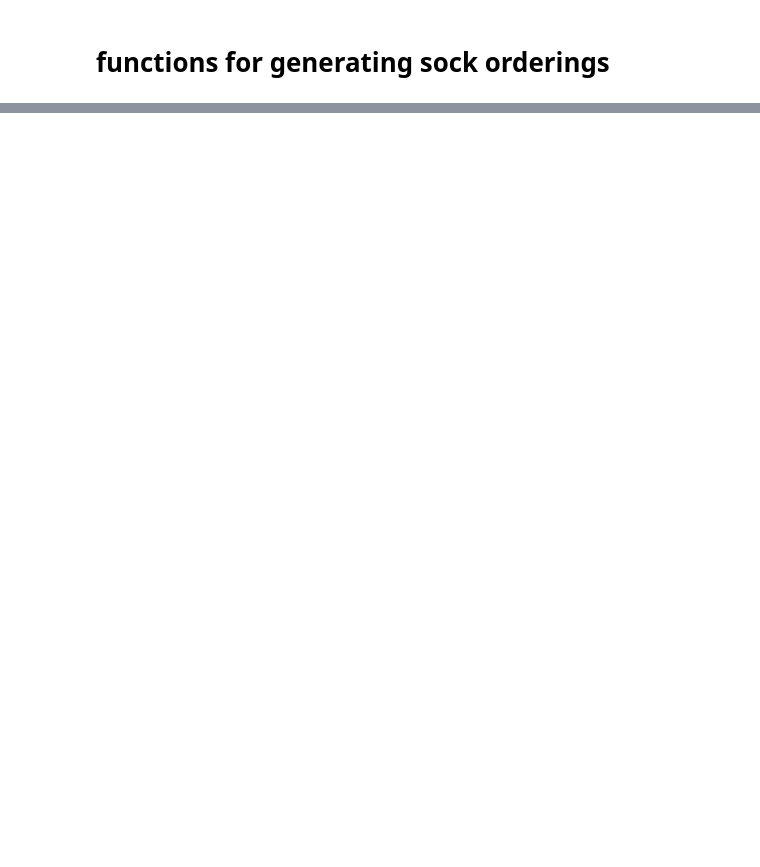
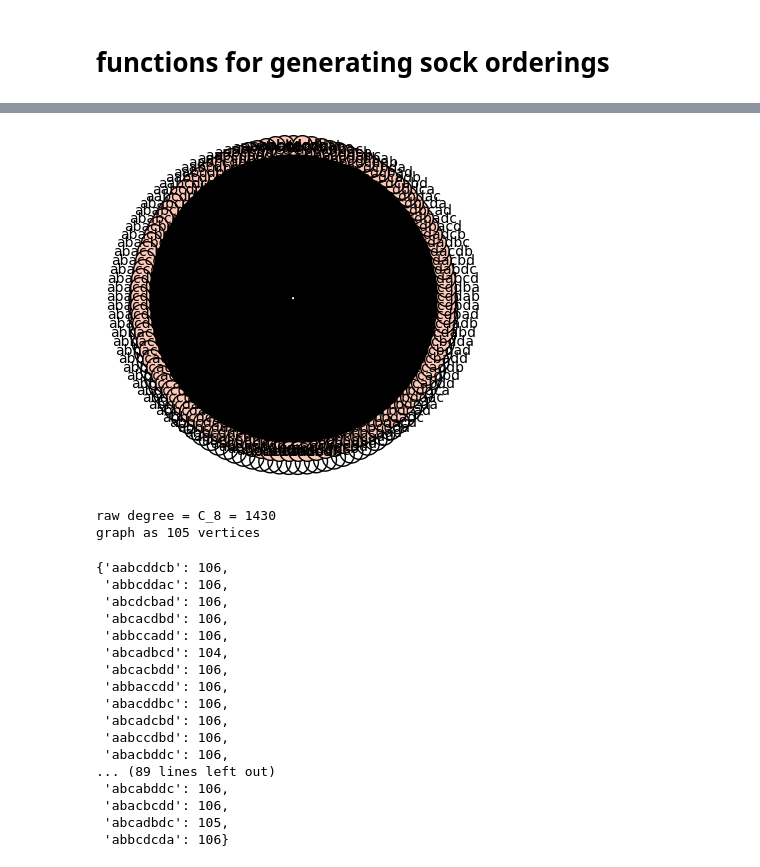
Before and after one commit to janabel/foot_sorting, a Jupyter notebook: uniform_sorting.ipynb, the cells around one changed output, grey strips where cells are left out. Saved outputs shown, nothing was run; the diff lists cells and outputs as text; code cells hidden in the pictures; blank space fills up the shorter version.

```diff
--- a/uniform_sorting.ipynb
+++ b/uniform_sorting.ipynb
@@ -369,0 +526,25 @@ foot(['a','b','c'])
+# %%
+sort_graph = get_sort_graph(2,4)
+print(f'graph as {sort_graph.order()} vertices')
+get_degrees(sort_graph)
+# %% [output]
+[figure, added]
+raw degree = C_8 = 1430
+graph as 105 vertices
+{'aabcddcb': 106,
+ 'abbcddac': 106,
+ 'abcdcbad': 106,
+ 'abcacdbd': 106,
+ 'abbccadd': 106,
+ 'abcadbcd': 104,
+ 'abcacbdd': 106,
+ 'abbaccdd': 106,
+ 'abacddbc': 106,
+ 'abcadcbd': 106,
+ 'aabccdbd': 106,
+ 'abacbddc': 106,
+... (89 lines left out)
+ 'abcabddc': 106,
+ 'abacbcdd': 106,
+ 'abcadbdc': 105,
+ 'abbcdcda': 106}
```
Also changed, not shown: parts of 28 cells of this notebook.
